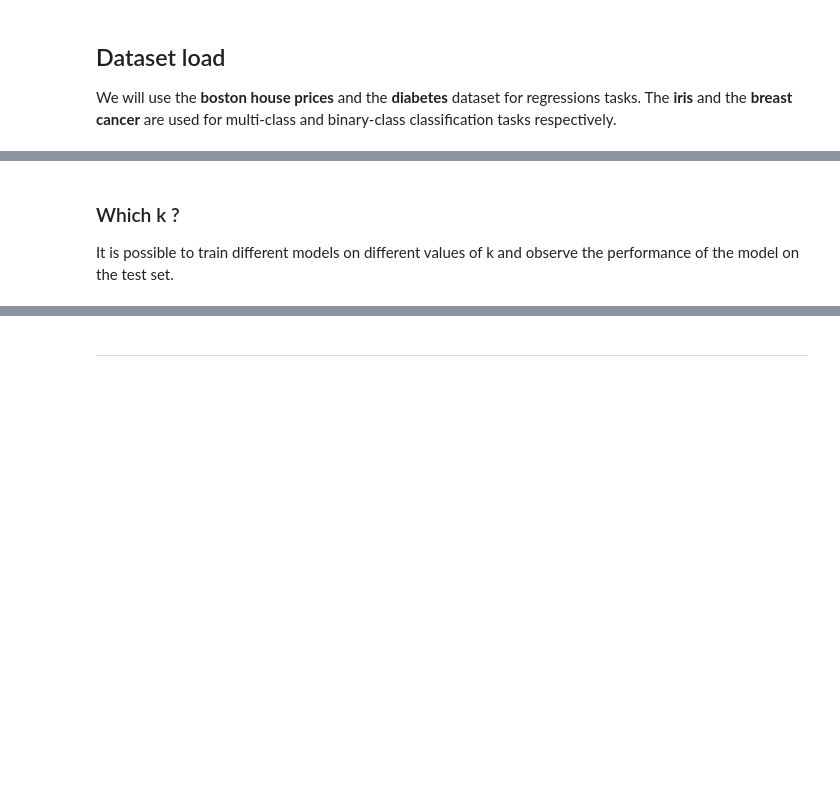
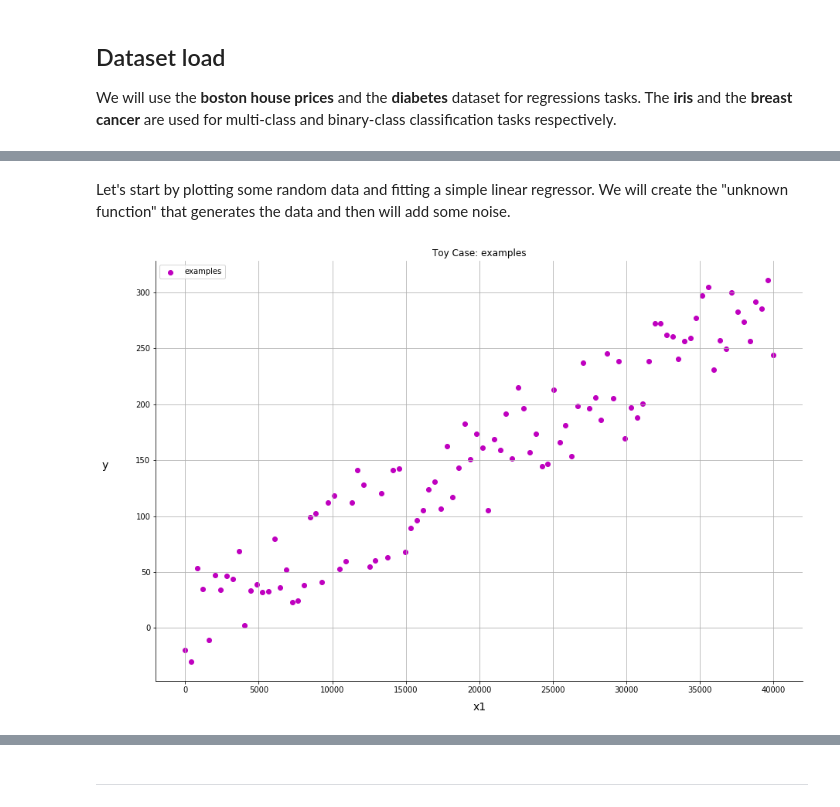
Before and after one commit to tomorrowdata/machine-learning-course-notebooks, a Jupyter notebook: Hands-On 3 Supervised.ipynb, the cells around one changed output, grey strips where cells are left out. Saved outputs shown, nothing was run; the diff lists cells and outputs as text; code cells hidden in the pictures; blank space fills up the shorter version.

```diff
--- a/Hands-On 3 Supervised.ipynb
+++ b/Hands-On 3 Supervised.ipynb
@@ -142,3 +239,0 @@ plot_visual_boundaries(breast_ds, [1, 3, 30])
-# %% [markdown]
-### Which k ?
-It is possible to train different models on different values of k and observe the performance of the model on the test set.
@@ -165,0 +240,24 @@ def k_search_classification(dataset, ranges, random_state=R_STATE):
+# %% [markdown]
+Let's start by plotting some random data and fitting a simple linear regressor. We will create the "unknown function" that generates the data and then will add some noise.
+# %%
+np.random.seed(33)
+w1, b = 0.007, 10                                      # slope and intercept
+x1 = np.linspace(0, 40000, num=100)                    # define features
+y = (b + w1 * x1)                                      # define the unknown function
+y = y + np.random.randint(-50, 50, size=len(y))        # add noise
+# %%
+def plot_examples(x1, y):
+    fig = plt.figure(figsize=(15, 10))
+    ax = fig.add_subplot()
+    ax.scatter(x1, y, color='m', label='examples')
+    ax.spines['right'].set_color('none')
+    ax.spines['top'].set_color('none')
+    ax.grid()
+    ax.legend(loc='upper left')
+    _ = ax.set_title("Toy Case: examples")
+    _ = ax.set_xlabel('x1', rotation=0, labelpad=10, fontdict={'size':14})
+    _ = ax.set_ylabel('y', rotation=0, labelpad=40, fontdict={'size':14})
+# %%
+plot_examples(x1, y)
+# %% [output]
+[figure, added]
```
Also changed, not shown: parts of 65 cells of this notebook.
